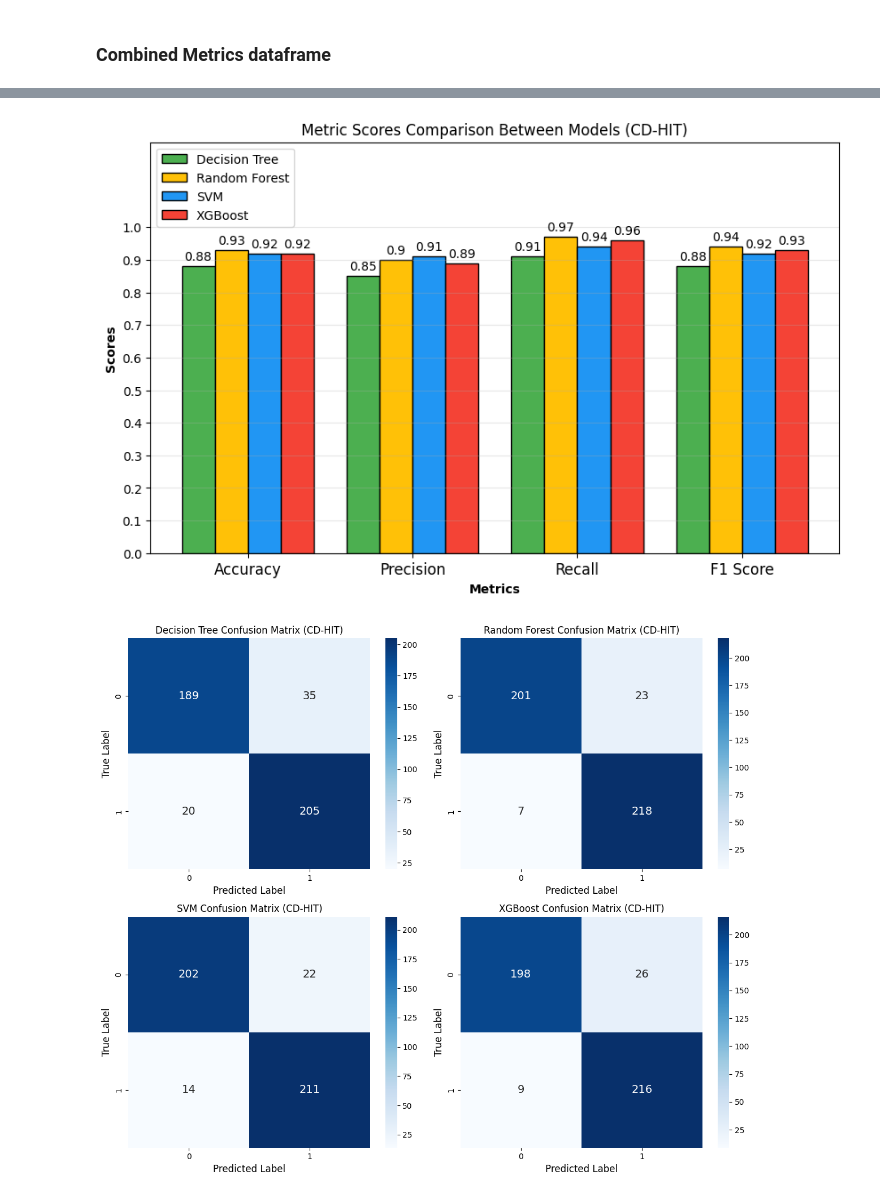
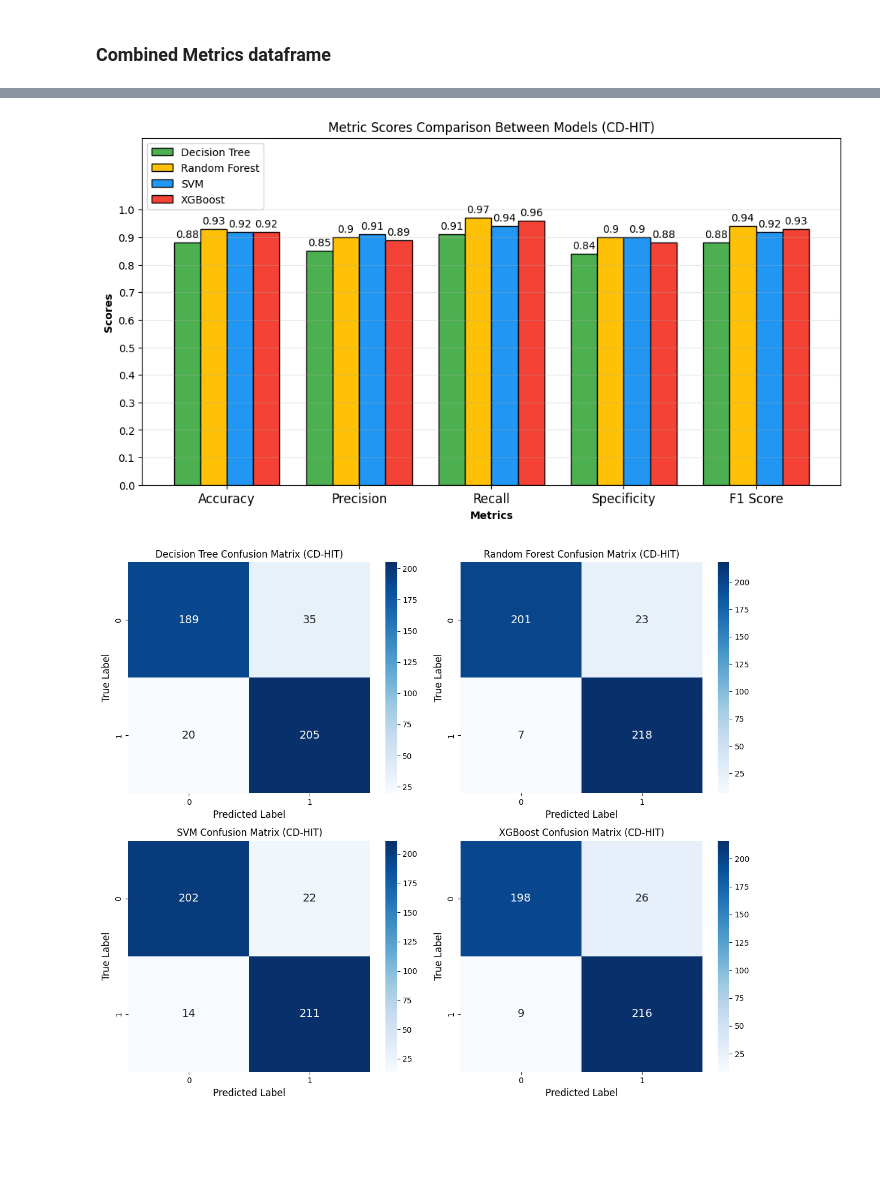
Before and after one commit to ChristianNeitzel/Projeto-Bioinf-PhageAcr, a Jupyter notebook: 6_code_ML_cdhit_v2.ipynb, the cells around one changed output, grey strips where cells are left out. Saved outputs shown, nothing was run; the diff lists cells and outputs as text; code cells hidden in the pictures; blank space fills up the shorter version.

Commit message:
added specificity metric to metrics tables and plots

```diff
--- a/6_code_ML_cdhit_v2.ipynb
+++ b/6_code_ML_cdhit_v2.ipynb
@@ -758,21 +773,25 @@ plt.show()
 [figure]
 # %%
 ## Metrics
-accuracy = accuracy_score(y_test, y_test_pred_xgb)
-precision = precision_score(y_test, y_test_pred_xgb)
-recall = recall_score(y_test, y_test_pred_xgb)
-f1 = f1_score(y_test, y_test_pred_xgb)
+accuracy = accuracy_score(y_test, y_test_pred_xgb)                  # Accuracy
+precision = precision_score(y_test, y_test_pred_xgb)                # Precision
+recall = recall_score(y_test, y_test_pred_xgb)                      # Recall / Sensitivity
+f1 = f1_score(y_test, y_test_pred_xgb)                              # F1-Score
+
+tn, fp, fn, tp = confusion_matrix(y_test, y_test_pred_xgb).ravel()  # Obtain true positives, false positives, false negatives and true positives from confusion matrix
+specificity = tn / (tn + fp)                                        # Specificity
 
 print("XGBoost Test Results:")
-print(f"Test Accuracy: {accuracy:.2f}")
-print(f"Test Precision: {precision:.2f}")
-print(f"Test Recall: {recall:.2f}")
-print(f"Test F1-Score: {f1:.2f}")
+print(f"Accuracy: {accuracy:.2f}")
+print(f"Precision: {precision:.2f}")
+print(f"Recall: {recall:.2f}")
+print(f"Specificity: {specificity:.2f}")
+print(f"F1-Score: {f1:.2f}")
 
 # Create a DataFrame
 metrics_xgb = pd.DataFrame({
-    'Metric': ['Accuracy', 'Precision', 'Recall', 'F1 Score'],
-    'XGBoost': [accuracy, precision, recall, f1]
+    'Metric': ['Accuracy', 'Precision', 'Recall', 'Specificity', 'F1 Score'],
+    'XGBoost': [accuracy, precision, recall, specificity, f1]
 }).round(2)
 # %% [output]
 XGBoost Test Results:
@@ -807,37 +828,37 @@ combined_metrics
 | F1 Score | 0.88 | 0.94 | 0.92 | 0.93 |
 # %%
 # Set the figure size
-plt.figure(figsize=(10, 6))
+plt.figure(figsize=(12, 6))
 
 # Define the list of models from the columns
 models = combined_metrics.columns.tolist()
 num_models = len(models)
 
 # Set the positions of the bars on the x-axis
-r = [np.arange(len(combined_metrics.index))]    # Start positions for the first group
+r = [np.arange(len(combined_metrics.index))]            # Start positions for the first group
 for i in range(1, num_models):
-    r.append([x + 0.2 for x in r[i - 1]])       # Positions for subsequent groups
+    r.append([x + 0.2 for x in r[i - 1]])               # Positions for subsequent groups
 
-colors = ['#4CAF50', '#FFC107', '#2196F3', '#F44336']
+colors = ['#4CAF50', '#FFC107', '#2196F3', '#F44336']   # Colors of each bar
 
 # Plot each model's metrics
 for i, model in enumerate(models):
     bars = plt.bar(r[i], combined_metrics[model], color=colors[i], width=0.2, edgecolor='black', label=model)
     for bar in bars:
         yval = bar.get_height()
         plt.text(bar.get_x() + bar.get_width()/2.0, yval + 0.01, round(yval, 2), va='bottom', ha='center')
 
 plt.title('Metric Scores Comparison Between Models (CD-HIT)')
 plt.xlabel('Metrics', fontweight='bold')
 plt.ylabel('Scores', fontweight='bold')
 plt.xticks([r + 0.2 * (num_models - 1) / 2 for r in range(len(combined_metrics.index))], combined_metrics.index, fontsize=12)
 plt.ylim(top=combined_metrics.values.max() * 1.3)
 plt.yticks(np.arange(0, 1.1, 0.1))
 plt.grid(axis='y', alpha=0.3)
 plt.legend(loc='upper left')
 plt.show()
 # %% [output]
-[figure, old version]
+[figure, new version]
 # %%
 # Define the confusion matrices for all four models
 confusion_matrices = {
```
Also changed, not shown: parts of 9 cells of this notebook, 1 other file.
